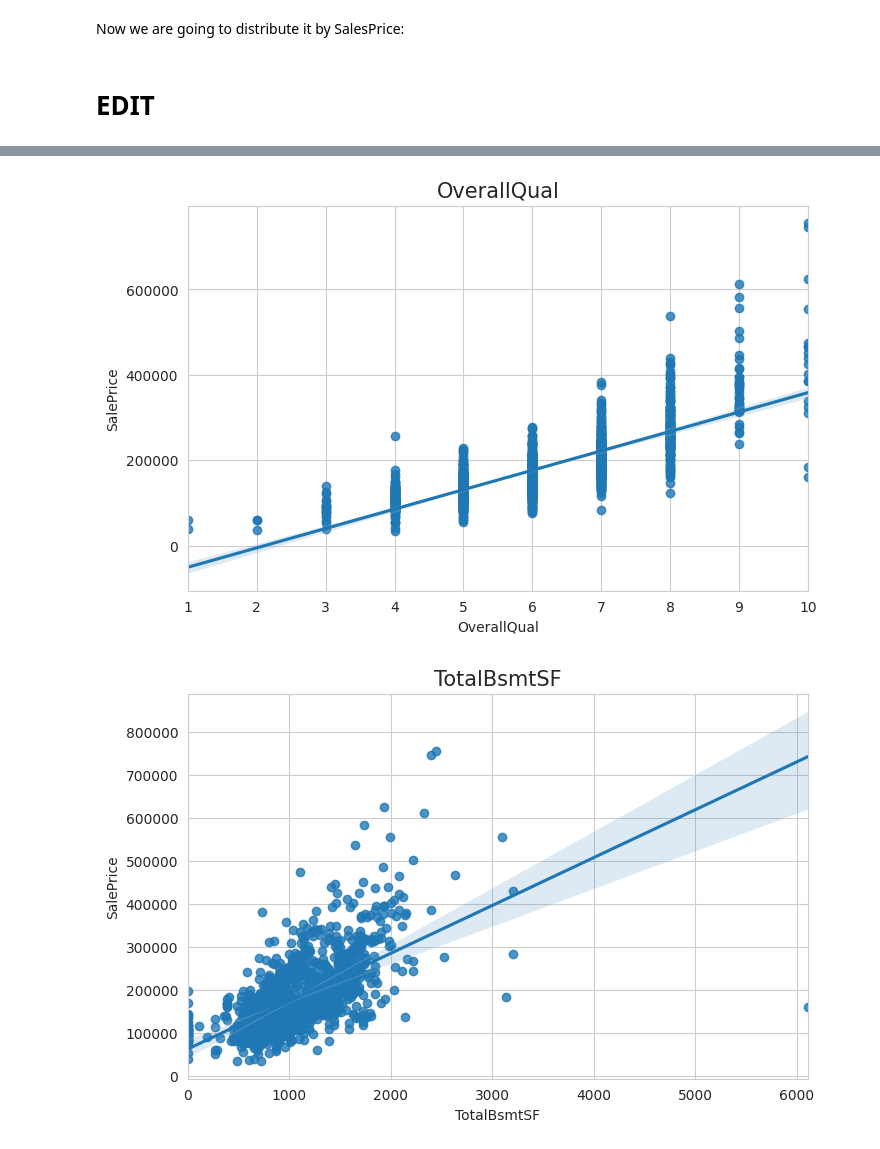
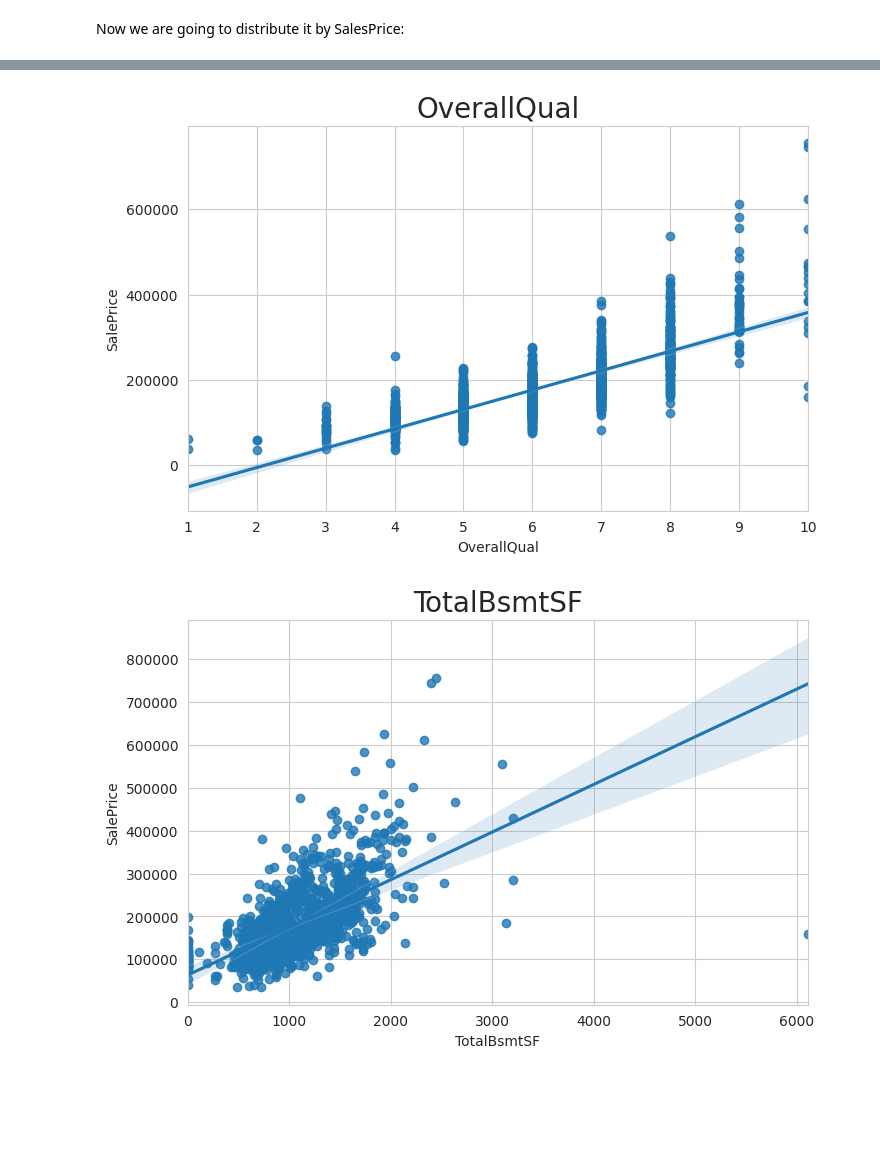
Before and after one commit to bolliebrain/ames-heritage-housing, a Jupyter notebook: jupyter_notebooks/03-HouseSalesAnalysis.ipynb, the cells around one changed output, grey strips where cells are left out. Drawn from its saved outputs; the diff is of its cells as text; code cells hidden in the pictures; blank space fills up the shorter version.

```diff
--- a/jupyter_notebooks/03-HouseSalesAnalysis.ipynb
+++ b/jupyter_notebooks/03-HouseSalesAnalysis.ipynb
@@ -155,23 +270,33 @@ df_eda.head(5)
 | 4 | 1145 | 836 | 2198 | 8 | 1145 | 2000 | 250000 |
 # %% [markdown]
 Now we are going to distribute it by SalesPrice:
-# %% [markdown]
-# EDIT
 # %%
 import matplotlib.pyplot as plt
 import seaborn as sns
 sns.set_style('whitegrid')
 
+def plot_categorical(df_eda, col, target_var):
+
+    plt.figure(figsize=(8, 5))
+    sns.regplot(data=df_eda, x=col, y=target_var, order=df_eda[col].value_counts().index)
+    plt.xticks(rotation=90)
+    plt.title(f"{col}", fontsize=20)
+    plt.show()
+
 def plot_numerical(df_eda, col, target_var):
 
     plt.figure(figsize=(8,5))
     sns.regplot(data=df_eda, x=col, y=target_var)
-    plt.title(f"{col}", fontsize=15)
+    plt.title(f"{col}", fontsize=20)
     plt.show()
 
 
 target_var = 'SalePrice'
 for col in vars_to_study:
-    plot_numerical(df_eda, col, target_var)
-    print("\n\n")
+    if df_eda[col].dtype == 'object':
+        plot_catgorical(df_eda, col, target_var)
+        print("\n\n")
+    else:
+        plot_numerical(df_eda, col, target_var)
+        print("\n\n")
 # %% [output]
@@ -181,2 +306,2 @@ for col in vars_to_study:
-[figure, old version]
+[figure, new version]
-[figure, old version]
+[figure, new version]
```
Also changed, not shown: parts of 17 cells of this notebook, 1 other file.
